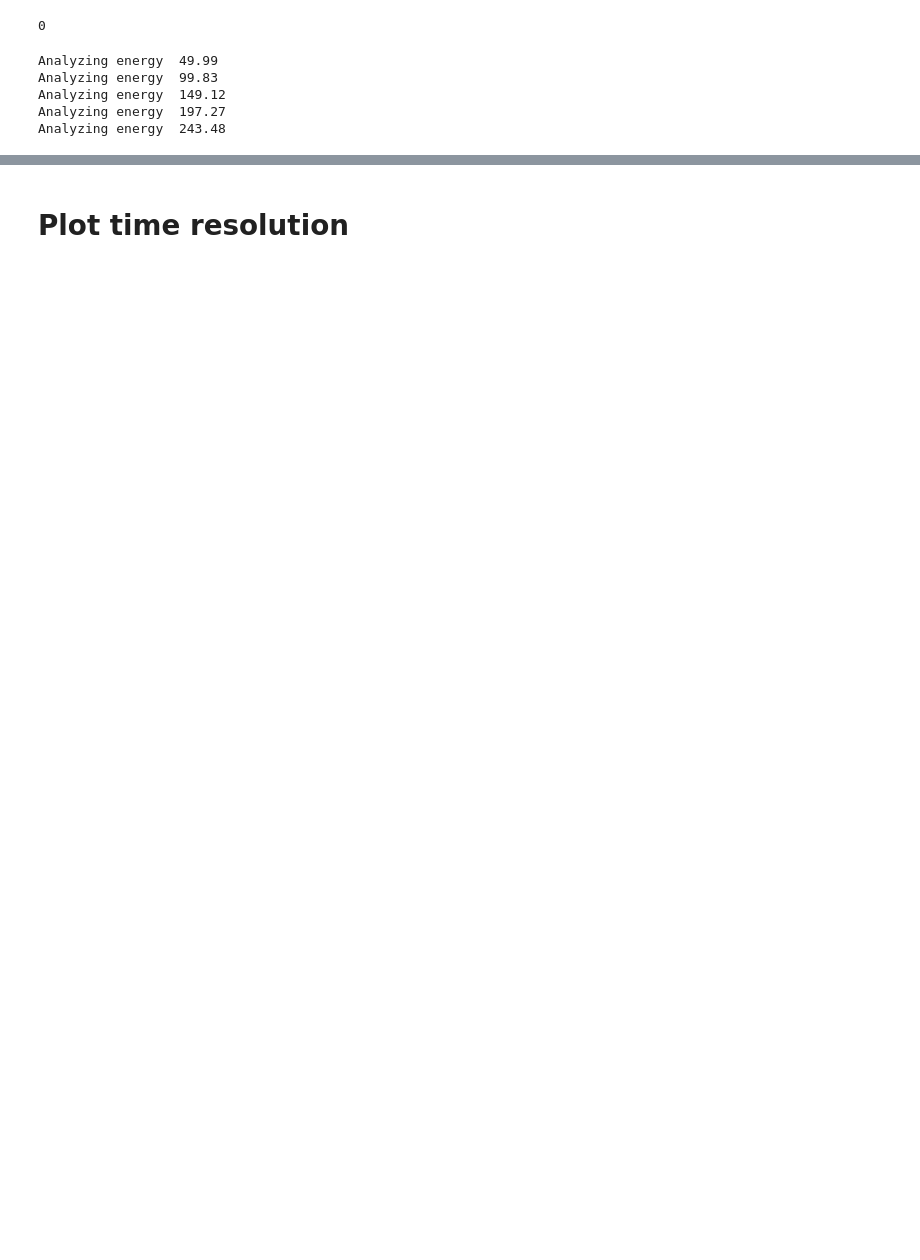
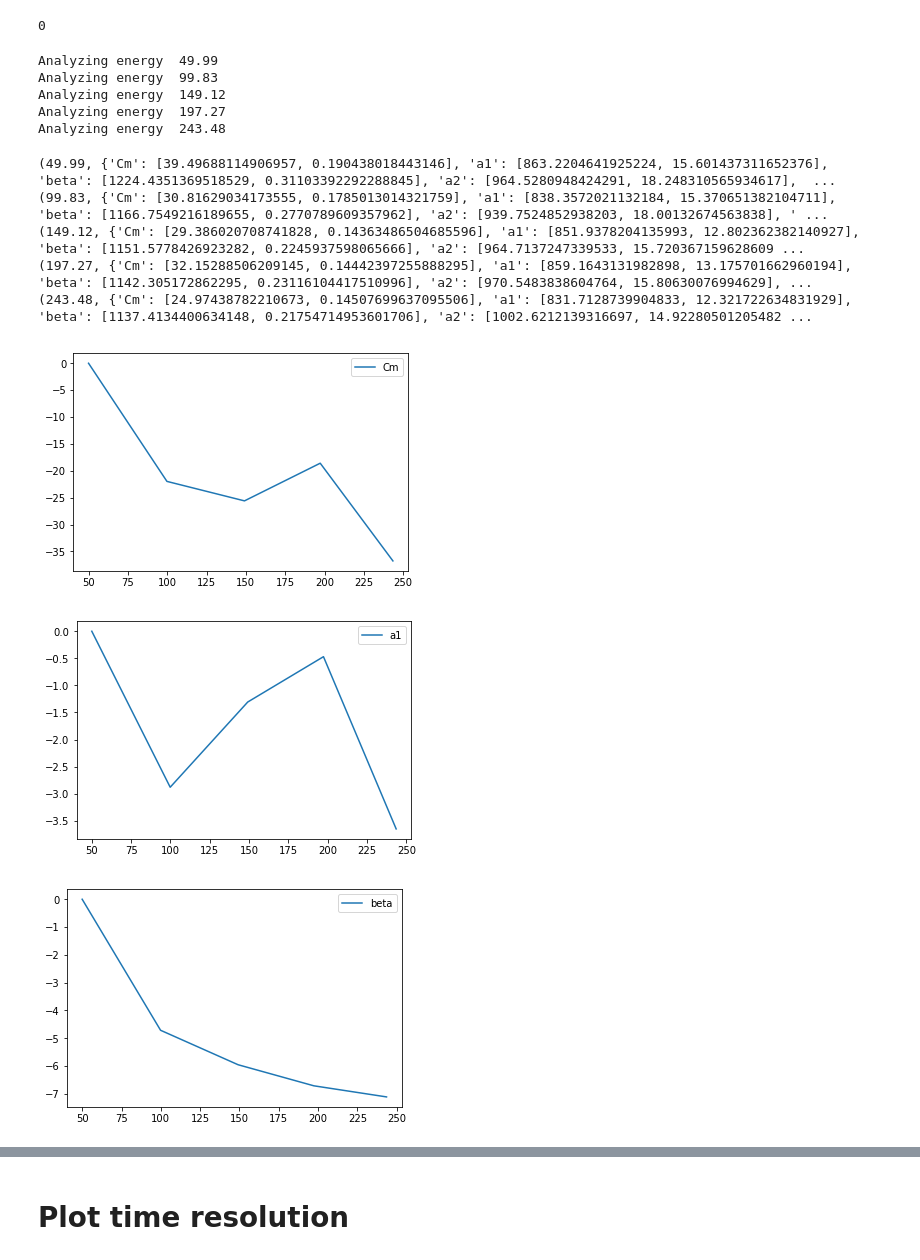
Before and after one commit to chernyavskaya/ECALtestBeam, a Jupyter notebook: EcalTimeResolution.ipynb, the cells around one changed output, grey strips where cells are left out. Saved outputs shown, nothing was run; the diff lists cells and outputs as text; code cells hidden in the pictures; blank space fills up the shorter version.

```diff
--- a/EcalTimeResolution.ipynb
+++ b/EcalTimeResolution.ipynb
@@ -173,3 +185,27 @@ Analyzing energy  99.83
 Analyzing energy  149.12
 Analyzing energy  197.27
 Analyzing energy  243.48
+# %%
+keys = [float(e) for e in results_params]
+keys.sort()
+params = {}
+for k in keys:
+    print(k, results_params[str(k)])
+    for name,par in results_params[str(k)].items():
+        if name not in params:
+            params[name] = []
+        params[name].append(par[0])
+
+for name, par in params.items():
+    plt.plot(keys, [(v-par[0])/par[0]*100 for v in par], label=name)
+    plt.legend()
+    plt.show()
+# %% [output]
+(49.99, {'Cm': [39.49688114906957, 0.190438018443146], 'a1': [863.2204641925224, 15.601437311652376], 'beta': [1224.4351369518529, 0.31103392292288845], 'a2': [964.5280948424291, 18.248310565934617],  ...
+(99.83, {'Cm': [30.81629034173555, 0.1785013014321759], 'a1': [838.3572021132184, 15.370651382104711], 'beta': [1166.7549216189655, 0.2770789609357962], 'a2': [939.7524852938203, 18.00132674563838], ' ...
+(149.12, {'Cm': [29.386020708741828, 0.14363486504685596], 'a1': [851.9378204135993, 12.802362382140927], 'beta': [1151.5778426923282, 0.2245937598065666], 'a2': [964.7137247339533, 15.720367159628609 ...
+(197.27, {'Cm': [32.15288506209145, 0.14442397255888295], 'a1': [859.1643131982898, 13.175701662960194], 'beta': [1142.305172862295, 0.23116104417510996], 'a2': [970.5483838604764, 15.80630076994629], ...
+(243.48, {'Cm': [24.97438782210673, 0.14507699637095506], 'a1': [831.7128739904833, 12.321722634831929], 'beta': [1137.4134400634148, 0.21754714953601706], 'a2': [1002.6212139316697, 14.92280501205482 ...
+[figure, added]
+[figure, added]
+[figure, added]
```
Also changed, not shown: parts of 14 cells of this notebook, 2 other files.
